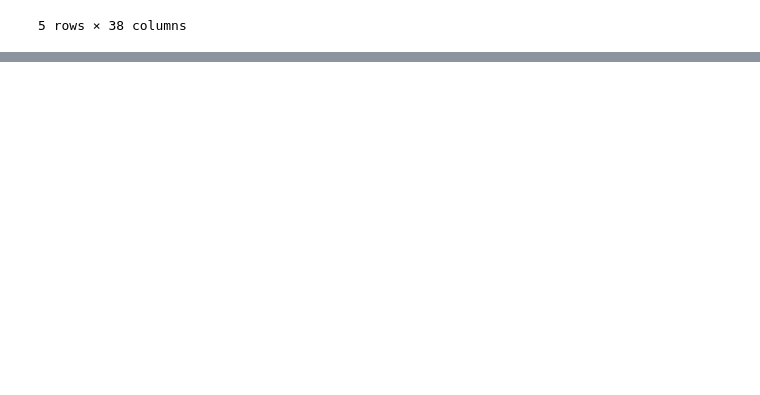
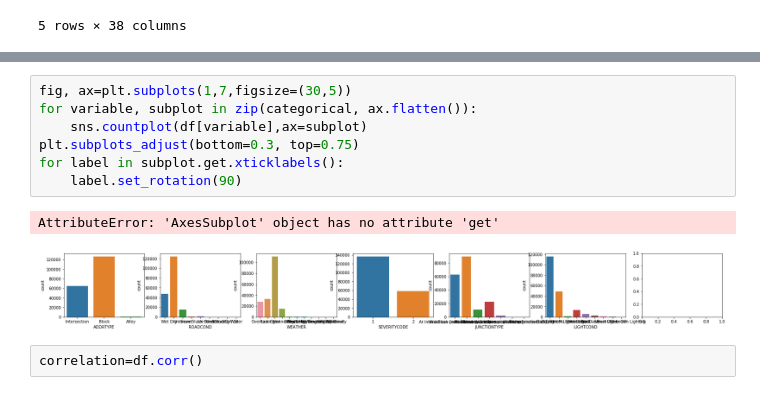
Before and after one commit to cnyamwaro/Coursera_Capstone, a Jupyter notebook: Car Accident Severity Prediction.ipynb, the cells around one changed output, grey strips where cells are left out. Drawn from its saved outputs; the diff is of its cells as text; blank space fills up the shorter version.

```diff
--- a/Car Accident Severity Prediction.ipynb
+++ b/Car Accident Severity Prediction.ipynb
@@ -31,0 +84,12 @@ df.head()
+# %%
+fig, ax=plt.subplots(1,7,figsize=(30,5))
+for variable, subplot in zip(categorical, ax.flatten()):
+    sns.countplot(df[variable],ax=subplot)
+plt.subplots_adjust(bottom=0.3, top=0.75)
+for label in subplot.get.xticklabels():
+    label.set_rotation(90)
+# %% [output]
+AttributeError: 'AxesSubplot' object has no attribute 'get'
+[figure, added]
+# %%
+correlation=df.corr()
```
Also changed, not shown: parts of 26 cells of this notebook.
